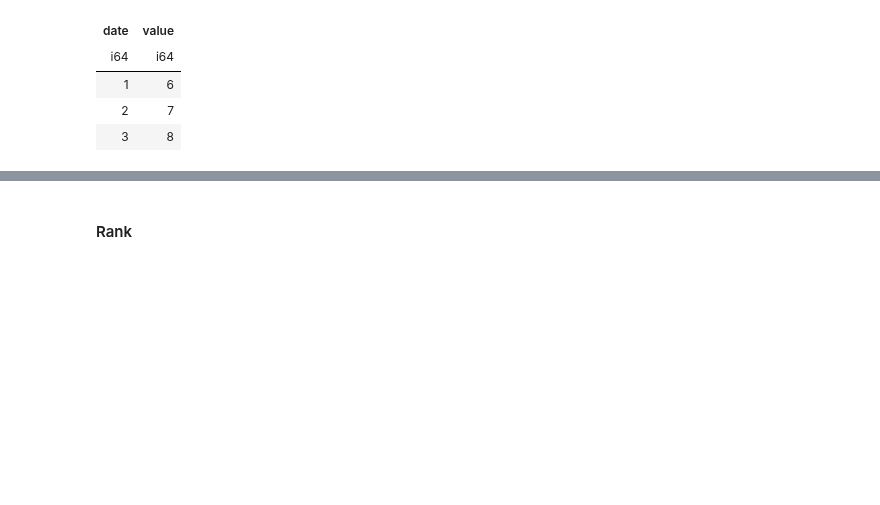
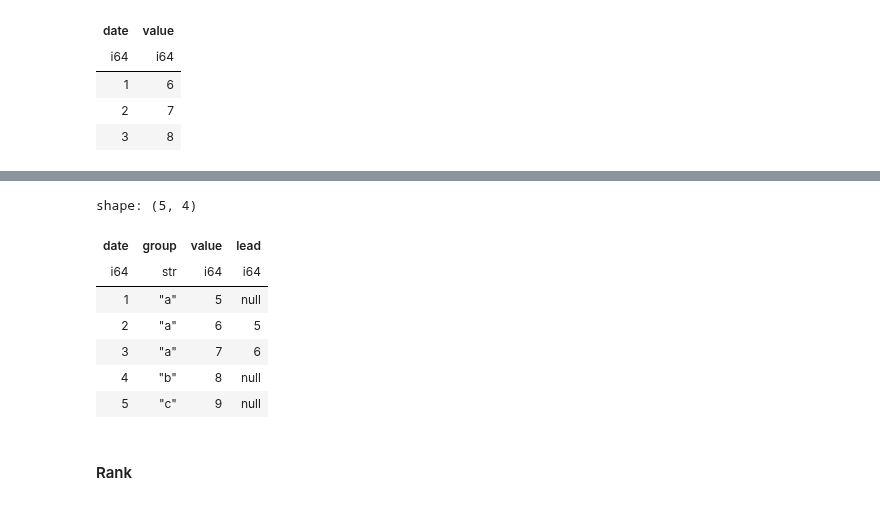
Before and after one commit to anhhd/anhhd.github.io, a Jupyter notebook: ds-book-python/.doctrees/nbsphinx/p01-20-polars.ipynb, the cells around one changed output, grey strips where cells are left out. Cells and saved outputs as stored; diff of their text form; code cells hidden in the pictures; blank space fills up the shorter version.

```diff
--- a/ds-book-python/.doctrees/nbsphinx/p01-20-polars.ipynb
+++ b/ds-book-python/.doctrees/nbsphinx/p01-20-polars.ipynb
@@ -835,3 +972,22 @@ shape: (3, 4)
+# %%
+# Tạo lag theo group
+(
+    df.with_columns(
+            pl.col("value").
+                shift(1).
+                over(pl.col("group")).
+                alias("lead")
+        )
+)
+# %% [output]
+shape: (5, 4)
+| date | group | value | lead |
+| i64 | str | i64 | i64 |
+| 1 | "a" | 5 | null |
+| 2 | "a" | 6 | 5 |
+| 3 | "a" | 7 | 6 |
+| 4 | "b" | 8 | null |
+| 5 | "c" | 9 | null |
 # %% [markdown]
 #### Rank
 # %% [markdown]
```
Also changed, not shown: parts of 32 cells of this notebook, 7 other files.
